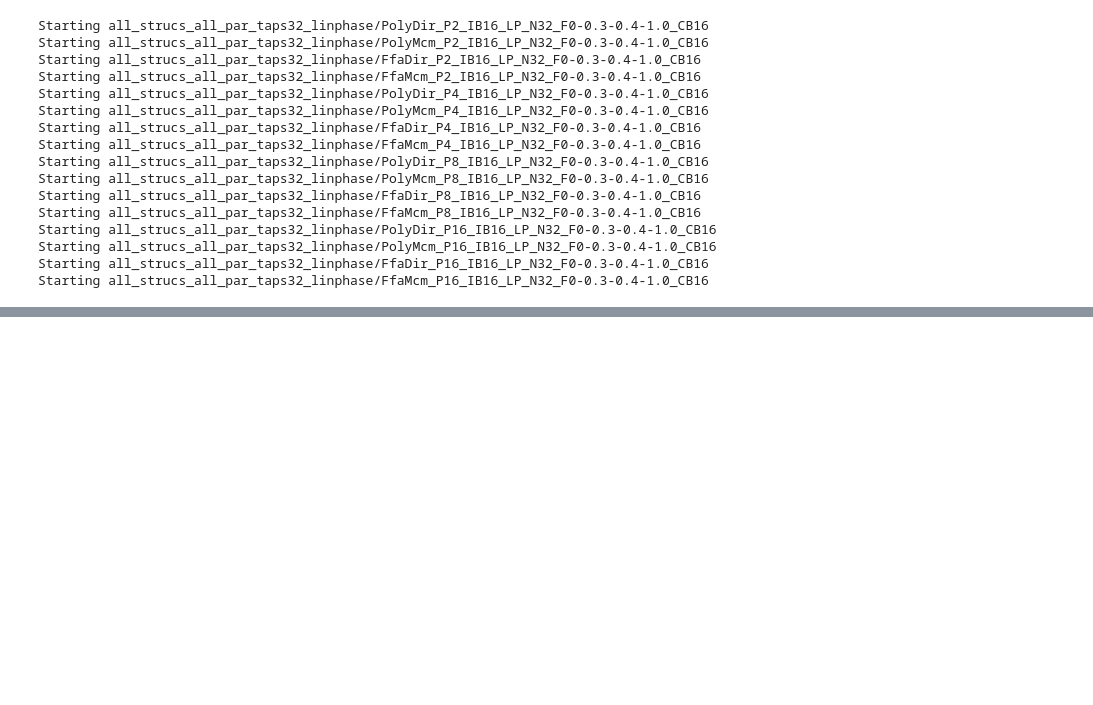
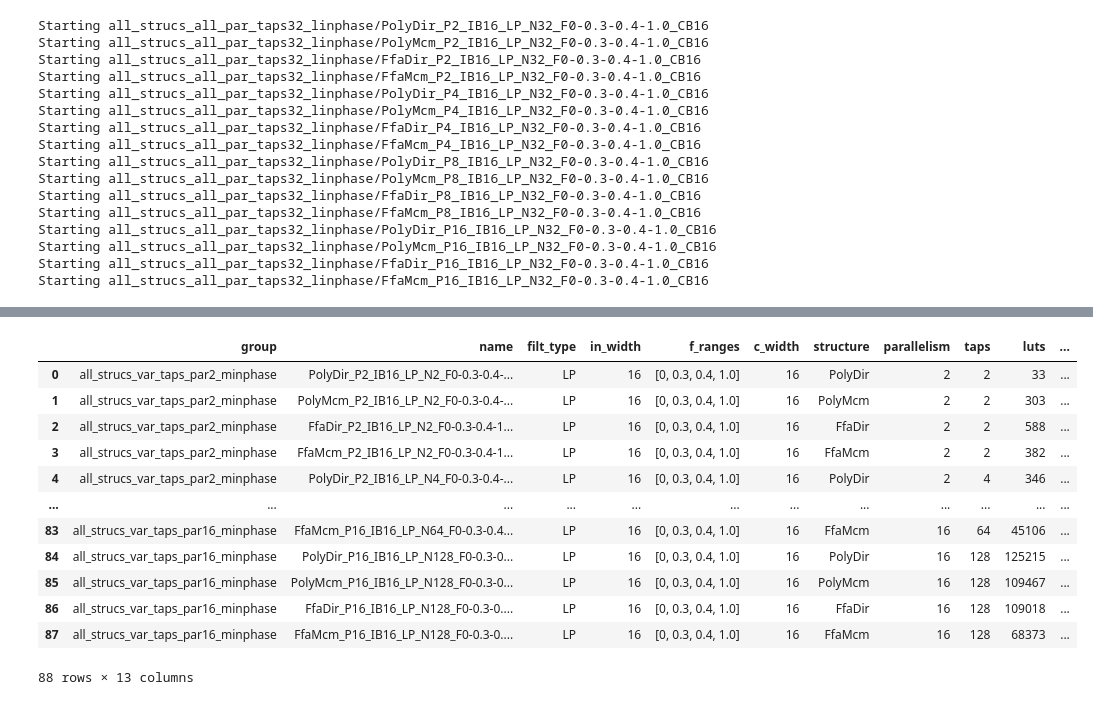
Before and after one commit to cramsay/conifer, a Jupyter notebook: analysis/VivadoResults.ipynb, the cells around one changed output, grey strips where cells are left out. Drawn from its saved outputs; the diff is of its cells as text; code cells hidden in the pictures; blank space fills up the shorter version.

```diff
--- a/analysis/VivadoResults.ipynb
+++ b/analysis/VivadoResults.ipynb
@@ -303,0 +297,16 @@ display(px.line(df, x='parallelism',y='dsps', color='structure', log_x=True))
+# %%
+df
+# %% [output]
+|  | group | name | filt_type | in_width | f_ranges | c_width | structure | parallelism | taps | luts | ... |
+| 0 | all_strucs_var_taps_par2_minphase | PolyDir_P2_IB16_LP_N2_F0-0.3-0.4-... | LP | 16 | [0, 0.3, 0.4, 1.0] | 16 | PolyDir | 2 | 2 | 33 | ... |
+| 1 | all_strucs_var_taps_par2_minphase | PolyMcm_P2_IB16_LP_N2_F0-0.3-0.4-... | LP | 16 | [0, 0.3, 0.4, 1.0] | 16 | PolyMcm | 2 | 2 | 303 | ... |
+| 2 | all_strucs_var_taps_par2_minphase | FfaDir_P2_IB16_LP_N2_F0-0.3-0.4-1... | LP | 16 | [0, 0.3, 0.4, 1.0] | 16 | FfaDir | 2 | 2 | 588 | ... |
+| 3 | all_strucs_var_taps_par2_minphase | FfaMcm_P2_IB16_LP_N2_F0-0.3-0.4-1... | LP | 16 | [0, 0.3, 0.4, 1.0] | 16 | FfaMcm | 2 | 2 | 382 | ... |
+| 4 | all_strucs_var_taps_par2_minphase | PolyDir_P2_IB16_LP_N4_F0-0.3-0.4-... | LP | 16 | [0, 0.3, 0.4, 1.0] | 16 | PolyDir | 2 | 4 | 346 | ... |
+| ... | ... | ... | ... | ... | ... | ... | ... | ... | ... | ... | ... |
+| 83 | all_strucs_var_taps_par16_minphase | FfaMcm_P16_IB16_LP_N64_F0-0.3-0.4... | LP | 16 | [0, 0.3, 0.4, 1.0] | 16 | FfaMcm | 16 | 64 | 45106 | ... |
+| 84 | all_strucs_var_taps_par16_minphase | PolyDir_P16_IB16_LP_N128_F0-0.3-0... | LP | 16 | [0, 0.3, 0.4, 1.0] | 16 | PolyDir | 16 | 128 | 125215 | ... |
+| 85 | all_strucs_var_taps_par16_minphase | PolyMcm_P16_IB16_LP_N128_F0-0.3-0... | LP | 16 | [0, 0.3, 0.4, 1.0] | 16 | PolyMcm | 16 | 128 | 109467 | ... |
+| 86 | all_strucs_var_taps_par16_minphase | FfaDir_P16_IB16_LP_N128_F0-0.3-0.... | LP | 16 | [0, 0.3, 0.4, 1.0] | 16 | FfaDir | 16 | 128 | 109018 | ... |
+| 87 | all_strucs_var_taps_par16_minphase | FfaMcm_P16_IB16_LP_N128_F0-0.3-0.... | LP | 16 | [0, 0.3, 0.4, 1.0] | 16 | FfaMcm | 16 | 128 | 68373 | ... |
+88 rows × 13 columns
```
Also changed, not shown: parts of 10 cells of this notebook, 9 other files.
